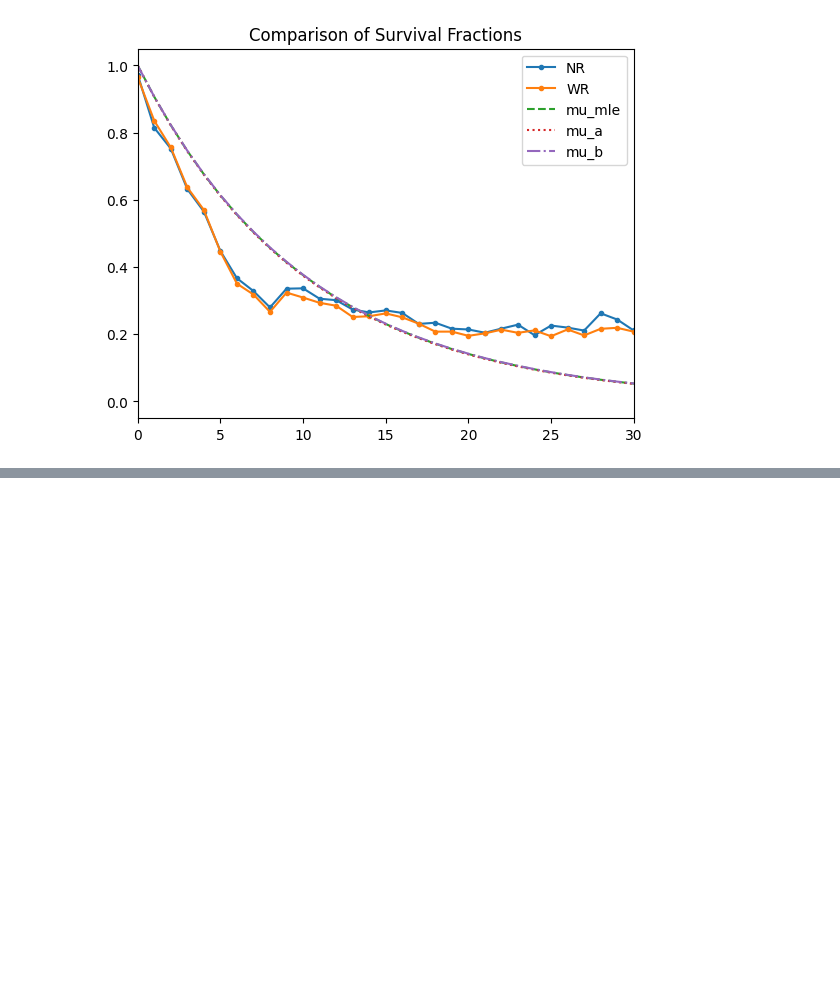
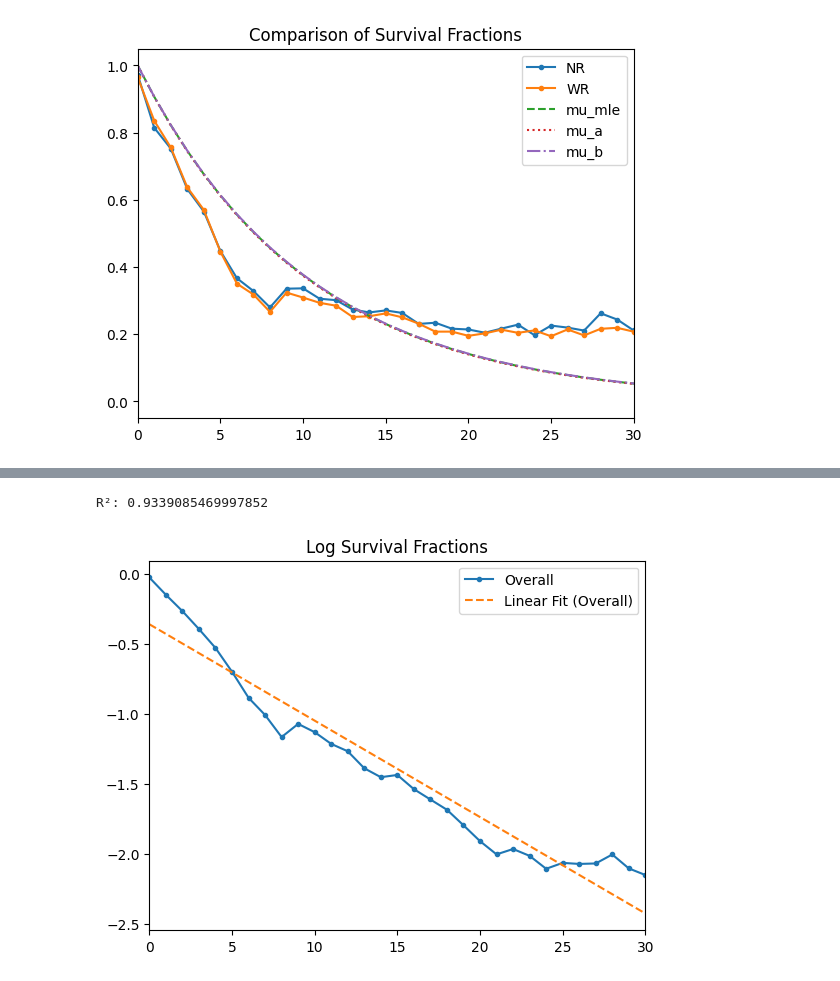
Before and after one commit to maxcyn/a-star, a Jupyter notebook: survival_fractions.ipynb, the cells around one changed output, grey strips where cells are left out. Drawn from its saved outputs; the diff is of its cells as text; code cells hidden in the pictures; blank space fills up the shorter version.

```diff
--- a/survival_fractions.ipynb
+++ b/survival_fractions.ipynb
@@ -469 +519,11 @@ Fail to reject H0: Death rates are not significantly different.
 [figure]
+# %%
+df_overall = df_analysis.copy()
+plot_log_survival_fractions(df_overall, label='Overall')
+plt.xlim(0, 30) # since survival fractions are approximately monotonic only to about age 30
+plt.title('Log Survival Fractions')
+plt.legend()
+plt.show()
+# %% [output]
+R²: 0.9339085469997852
+[figure, added]
```
Also changed, not shown: parts of 11 cells of this notebook.
